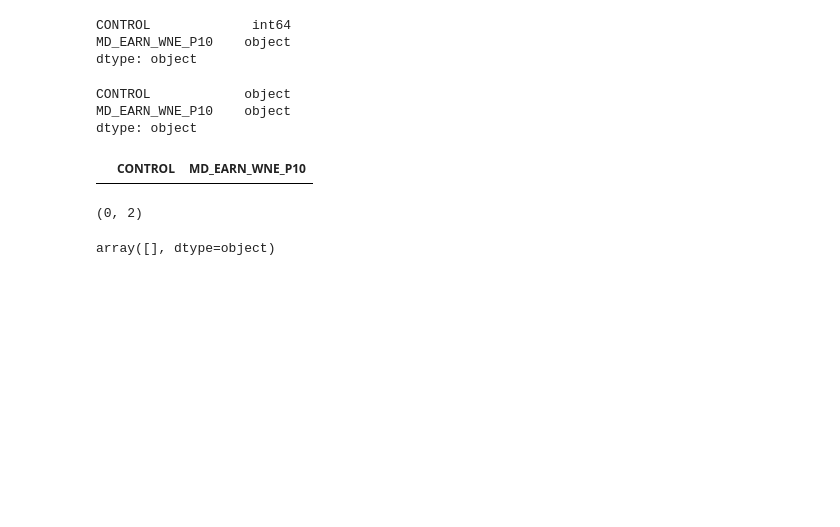
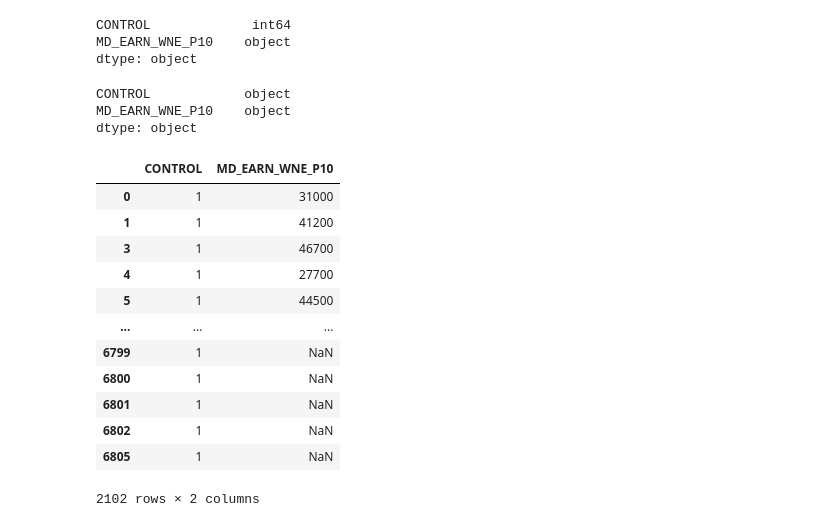
Before and after one commit to Tekum21/DATA690-WANG, a Jupyter notebook: Assignment_8ipynb.ipynb, the cells around one changed output. Saved outputs shown, nothing was run; the diff lists cells and outputs as text; code cells hidden in the pictures; blank space fills up the shorter version.

```diff
--- a/Assignment_8ipynb.ipynb
+++ b/Assignment_8ipynb.ipynb
@@ -49,19 +66,24 @@ MD_EARN_WNE_P10    object
 dtype: object
 # %%
 # Filter the data to display only public institutions (using CONTROL variable)
+# Public institutions ="1" form documentation.
 
-Df=Df[Df["CONTROL"].str.contains("public institutions")]
+Df=Df[Df["CONTROL"].str.contains("1")]
 Df
 # %% [output]
 |  | CONTROL | MD_EARN_WNE_P10 |
+| 0 | 1 | 31000 |
+| 1 | 1 | 41200 |
+| 3 | 1 | 46700 |
+| 4 | 1 | 27700 |
+| 5 | 1 | 44500 |
+| ... | ... | ... |
+| 6799 | 1 | NaN |
+| 6800 | 1 | NaN |
+| 6801 | 1 | NaN |
+| 6802 | 1 | NaN |
+| 6805 | 1 | NaN |
+2102 rows × 2 columns
-# %%
-Df.shape
-# %% [output]
-(0, 2)
-# %%
-Df["CONTROL"].unique()
-# %% [output]
-array([], dtype=object)
 # %%
 # Drop the colleges that have zero or missing potential earnings
 Df= Df[Df["MD_EARN_WNE_P10"]!=0]
```
Also changed, not shown: parts of 25 cells of this notebook.
